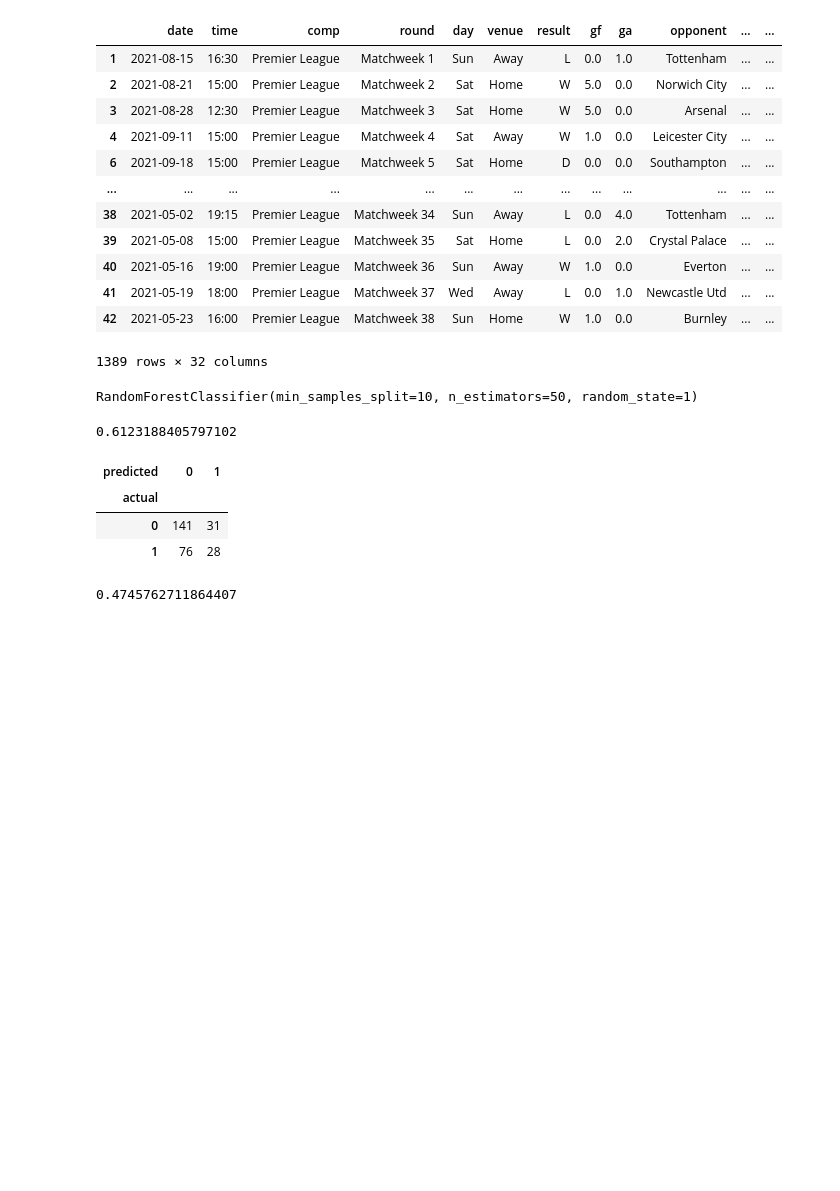
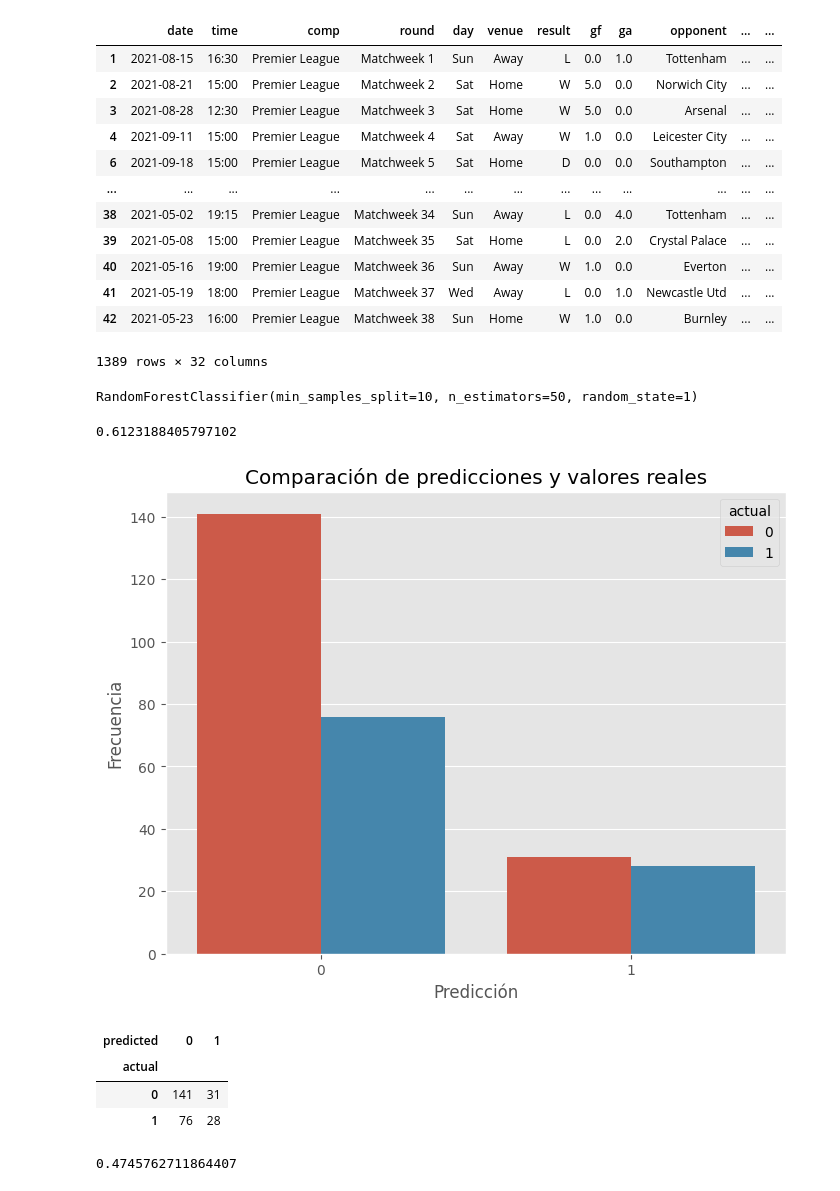
Before and after one commit to joseasequeira/Data-Analyst-Portafolio, a Jupyter notebook: Football_Prediction.ipynb, the cells around one changed output. Saved outputs shown, nothing was run; the diff lists cells and outputs as text; code cells hidden in the pictures; blank space fills up the shorter version.

```diff
--- a/Football_Prediction.ipynb
+++ b/Football_Prediction.ipynb
@@ -148,6 +180,18 @@ from sklearn.metrics import accuracy_score
 error = accuracy_score(test["target"], preds)
-# %%
-error
-# %% [output]
-0.6123188405797102
+# %%
+# Mostrando la precisión del modelo
+error
+# %% [output]
+0.6123188405797102
+# %%
+# Validación del modelo
+# Gráfico de barras de predicciones vs valores reales
+plt.figure(figsize=(8, 6))
+sns.countplot(x='predicted', hue='actual', data=combined)
+plt.title('Comparación de predicciones y valores reales')
+plt.xlabel('Predicción')
+plt.ylabel('Frecuencia')
+plt.show()
+# %% [output]
+[figure, added]
 # %%
```
Also changed, not shown: parts of 68 cells of this notebook.
